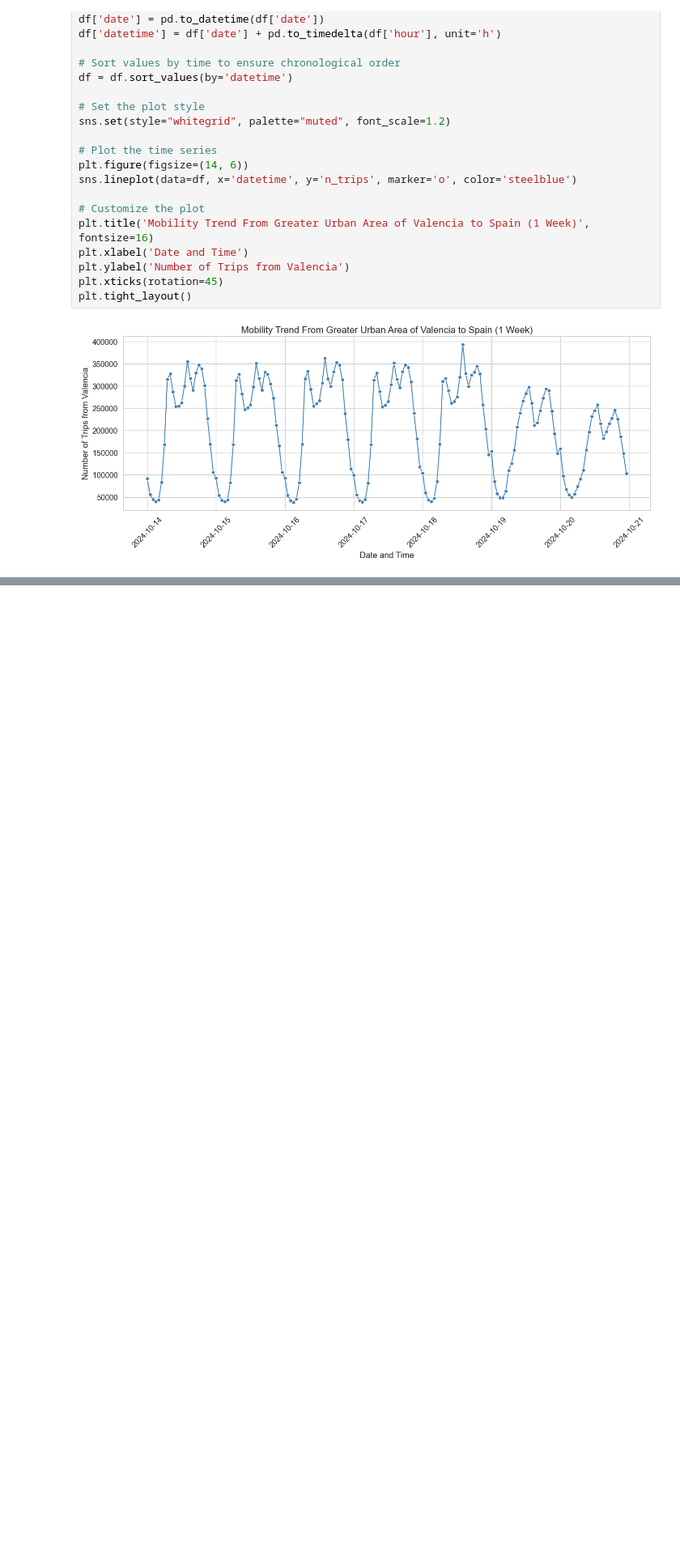
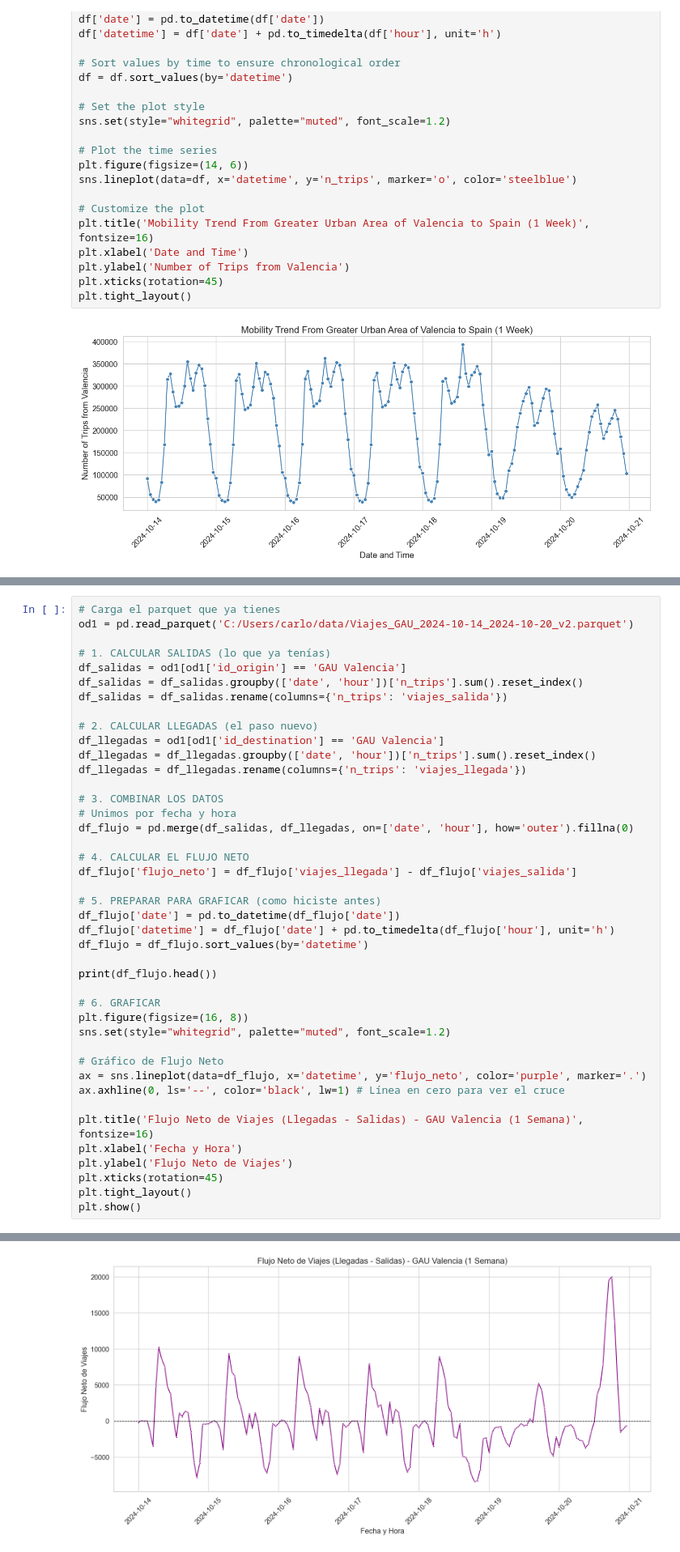
Before and after one commit to carlostag/BDET-mobility, a Jupyter notebook: Valencia_Mobility_1w.ipynb, the cells around one changed output, grey strips where cells are left out. Shown: that part at 81% size. Saved outputs shown, nothing was run; the diff lists cells and outputs as text; blank space fills up the shorter version.

```diff
--- a/Valencia_Mobility_1w.ipynb
+++ b/Valencia_Mobility_1w.ipynb
@@ -204,0 +103,43 @@ plt.tight_layout()
+# %%
+# Carga el parquet que ya tienes
+od1 = pd.read_parquet('C:/Users/carlo/data/Viajes_GAU_2024-10-14_2024-10-20_v2.parquet')
+
+# 1. CALCULAR SALIDAS (lo que ya tenías)
+df_salidas = od1[od1['id_origin'] == 'GAU Valencia']
+df_salidas = df_salidas.groupby(['date', 'hour'])['n_trips'].sum().reset_index()
+df_salidas = df_salidas.rename(columns={'n_trips': 'viajes_salida'})
+
+# 2. CALCULAR LLEGADAS (el paso nuevo)
+df_llegadas = od1[od1['id_destination'] == 'GAU Valencia']
+df_llegadas = df_llegadas.groupby(['date', 'hour'])['n_trips'].sum().reset_index()
+df_llegadas = df_llegadas.rename(columns={'n_trips': 'viajes_llegada'})
+
+# 3. COMBINAR LOS DATOS
+# Unimos por fecha y hora
+df_flujo = pd.merge(df_salidas, df_llegadas, on=['date', 'hour'], how='outer').fillna(0)
+
+# 4. CALCULAR EL FLUJO NETO
+df_flujo['flujo_neto'] = df_flujo['viajes_llegada'] - df_flujo['viajes_salida']
+
+# 5. PREPARAR PARA GRAFICAR (como hiciste antes)
+df_flujo['date'] = pd.to_datetime(df_flujo['date'])
+df_flujo['datetime'] = df_flujo['date'] + pd.to_timedelta(df_flujo['hour'], unit='h')
+df_flujo = df_flujo.sort_values(by='datetime')
+
+print(df_flujo.head())
+
+# 6. GRAFICAR
+plt.figure(figsize=(16, 8))
+sns.set(style="whitegrid", palette="muted", font_scale=1.2)
+
+# Gráfico de Flujo Neto
+ax = sns.lineplot(data=df_flujo, x='datetime', y='flujo_neto', color='purple', marker='.')
+ax.axhline(0, ls='--', color='black', lw=1) # Línea en cero para ver el cruce
+
+plt.title('Flujo Neto de Viajes (Llegadas - Salidas) - GAU Valencia (1 Semana)', fontsize=16)
+plt.xlabel('Fecha y Hora')
+plt.ylabel('Flujo Neto de Viajes')
+plt.xticks(rotation=45)
+plt.tight_layout()
+plt.show()
+# %% [output]
@@ -204,0 +159 @@ plt.tight_layout()
+[figure, added]
```
Also changed, not shown: parts of 17 cells of this notebook.
